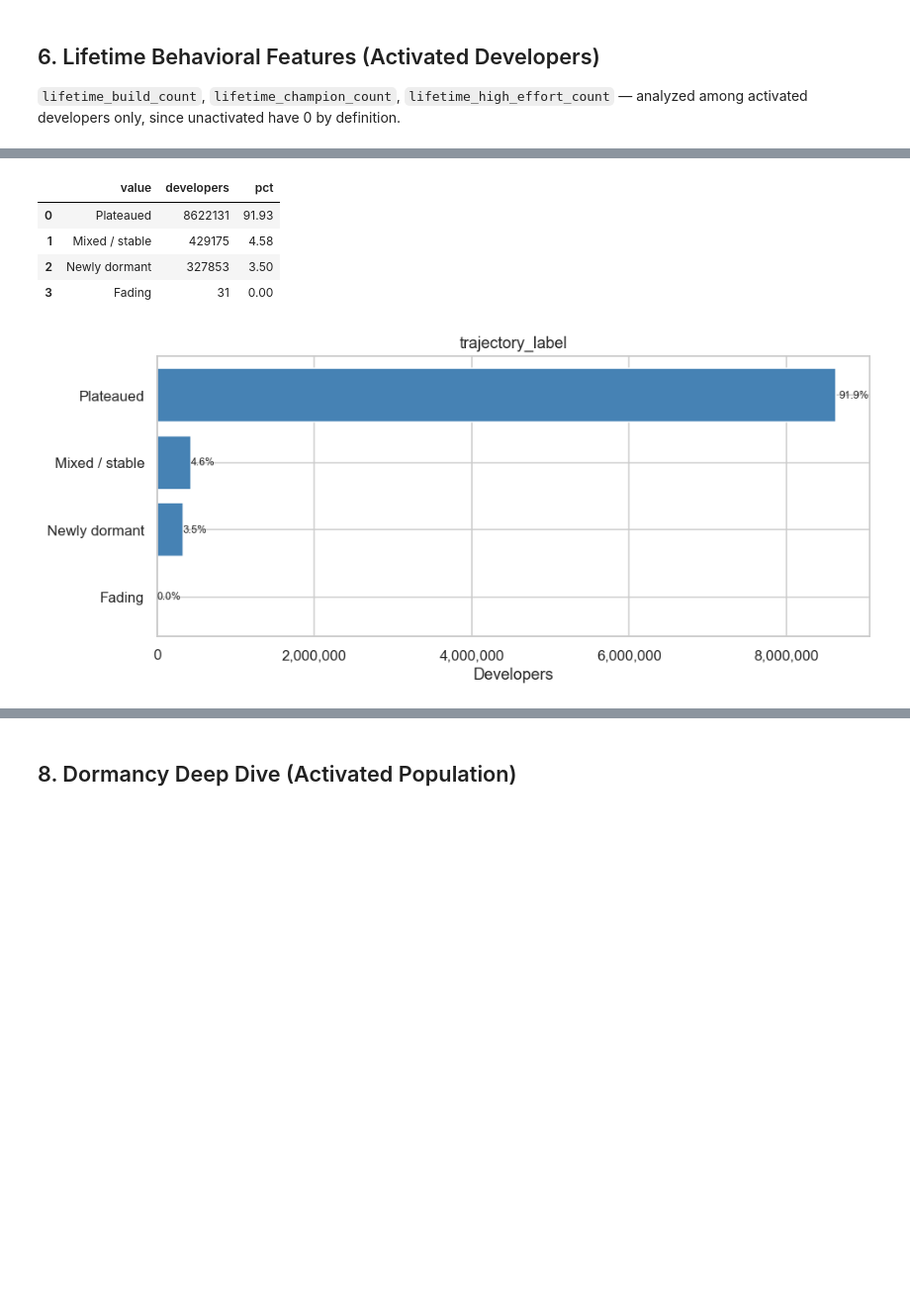
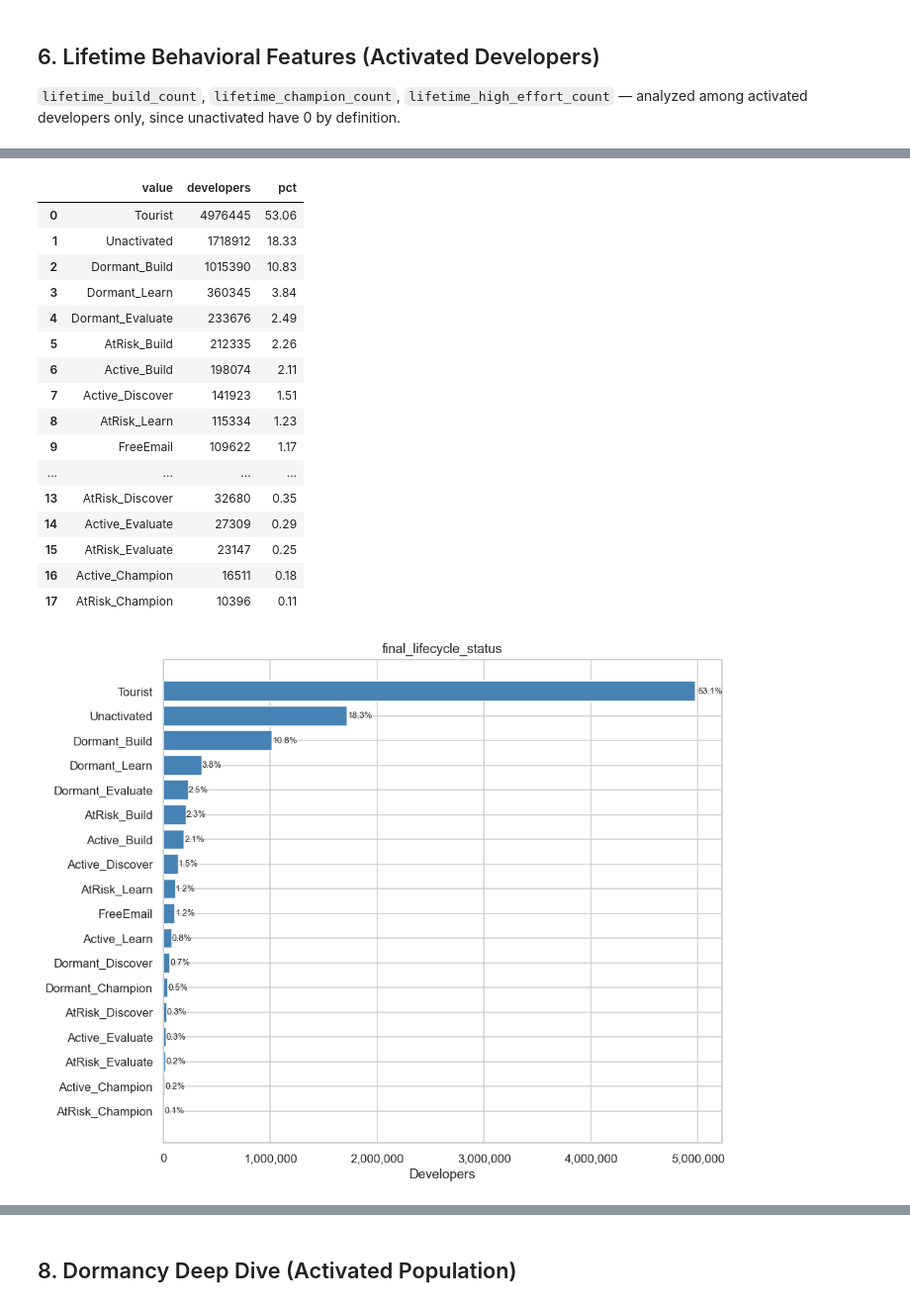
Before and after one commit to WBDoran/Spring2026_IndustryProject, a Jupyter notebook: Feature_EDA.ipynb, the cells around one changed output, grey strips where cells are left out. Shown at 99% size. Drawn from its saved outputs; the diff is of its cells as text; code cells hidden in the pictures; blank space fills up the shorter version.

```diff
--- a/Feature_EDA.ipynb
+++ b/Feature_EDA.ipynb
@@ -20,7 +22,7 @@ pd.set_option('display.float_format', '{:,.2f}'.format)
 sns.set_theme(style='whitegrid', palette='muted')
 plt.rcParams['figure.dpi'] = 110
 
-T = 'dev_profile_final_v3'
+T = 'dev_profile_final_v4'
 con = duckdb.connect('developer_project.duckdb', read_only=True)
 
 schema = con.execute(f'DESCRIBE {T}').fetchdf()
@@ -225,7 +338,12 @@ Mixed persona flag=1: 1,178,828 (12.6%) developers scored in multiple personas
 ## 4. Activity Counts — Zero vs Non-Zero
 Most developers have zero recent activity. We show the zero/non-zero split first, then the distribution within the non-zero group.
 # %%
-count_cols = ['activity_count_30d', 'activity_count_90d', 'activity_count_180d', 'lifetime_activity_count']
+# v4 uses non-overlapping windows: 0_30d, 30_90d, 90_180d
+count_cols = [c for c in [
+    'activity_count_0_30d', 'activity_count_30_90d', 'activity_count_90_180d', 'lifetime_activity_count'
+] if c in all_cols]
+
+print('Activity count columns found:', count_cols)
 
 # % with any activity per window
 any_activity = []
@@ -241,7 +359,8 @@ fig, ax = plt.subplots(figsize=(7, 4))
 bars = ax.bar(any_df['window'], any_df['pct_any_activity'], color='steelblue')
 ax.set_ylabel('% of developers with any activity')
 ax.set_title('Activity Coverage by Time Window')
-ax.axhline(n_activated/total*100, color='green', linestyle='--', linewidth=1, label=f'Activated population ({n_activated/total*100:.1f}%)')
+ax.axhline(n_activated/total*100, color='green', linestyle='--', linewidth=1,
+           label=f'Activated population ({n_activated/total*100:.1f}%)')
 ax.legend()
 for bar, (_, row) in zip(bars, any_df.iterrows()):
     ax.text(bar.get_x() + bar.get_width()/2, bar.get_height() + 0.3,
@@ -454,27 +653,39 @@ plt.show()
 # %%
-# Trajectory label and transition
-for cat_col in ['trajectory_label', 'transition_90d_to_30d']:
+# final_lifecycle_status (new in v4) and behavior_journey_stage_30d breakdown
+for cat_col in [c for c in ['final_lifecycle_status', 'behavior_journey_stage_30d'] if c in all_cols]:
     vc = con.execute(f"""
         SELECT {cat_col} AS value, COUNT(*) AS developers,
                ROUND(COUNT(*)*100.0/SUM(COUNT(*)) OVER(), 2) AS pct
-        FROM {T} GROUP BY 1 ORDER BY 2 DESC LIMIT 20
+        FROM {T} GROUP BY 1 ORDER BY 2 DESC LIMIT 25
     """).fetchdf()
     display(vc)
 
-    fig, ax = plt.subplots(figsize=(9, max(4, len(vc)*0.4)))
+    fig, ax = plt.subplots(figsize=(9, max(4, len(vc) * 0.4)))
     ax.barh(vc['value'].astype(str)[::-1], vc['developers'][::-1], color='steelblue')
     ax.set_xlabel('Developers')
     ax.set_title(cat_col)
     ax.xaxis.set_major_formatter(mticker.FuncFormatter(lambda x, _: f'{x:,.0f}'))
     for i, (_, row) in enumerate(vc[::-1].iterrows()):
         ax.text(row['developers'] * 1.005, i, f"{row['pct']:.1f}%", va='center', fontsize=8)
     plt.tight_layout()
     plt.show()
 # %% [output]
 |  | value | developers | pct |
-| 0 | Plateaued | 8622131 | 91.93 |
-| 1 | Mixed / stable | 429175 | 4.58 |
-| 2 | Newly dormant | 327853 | 3.50 |
-| 3 | Fading | 31 | 0.00 |
+| 0 | Tourist | 4976445 | 53.06 |
+| 1 | Unactivated | 1718912 | 18.33 |
+| 2 | Dormant_Build | 1015390 | 10.83 |
+| 3 | Dormant_Learn | 360345 | 3.84 |
+| 4 | Dormant_Evaluate | 233676 | 2.49 |
+| 5 | AtRisk_Build | 212335 | 2.26 |
+| 6 | Active_Build | 198074 | 2.11 |
+| 7 | Active_Discover | 141923 | 1.51 |
+| 8 | AtRisk_Learn | 115334 | 1.23 |
+| 9 | FreeEmail | 109622 | 1.17 |
+| ... | ... | ... | ... |
+| 13 | AtRisk_Discover | 32680 | 0.35 |
+| 14 | Active_Evaluate | 27309 | 0.29 |
+| 15 | AtRisk_Evaluate | 23147 | 0.25 |
+| 16 | Active_Champion | 16511 | 0.18 |
+| 17 | AtRisk_Champion | 10396 | 0.11 |
-[figure, old version]
+[figure, new version]
 |  | value | developers | pct |
```
Also changed, not shown: parts of 27 cells of this notebook.
